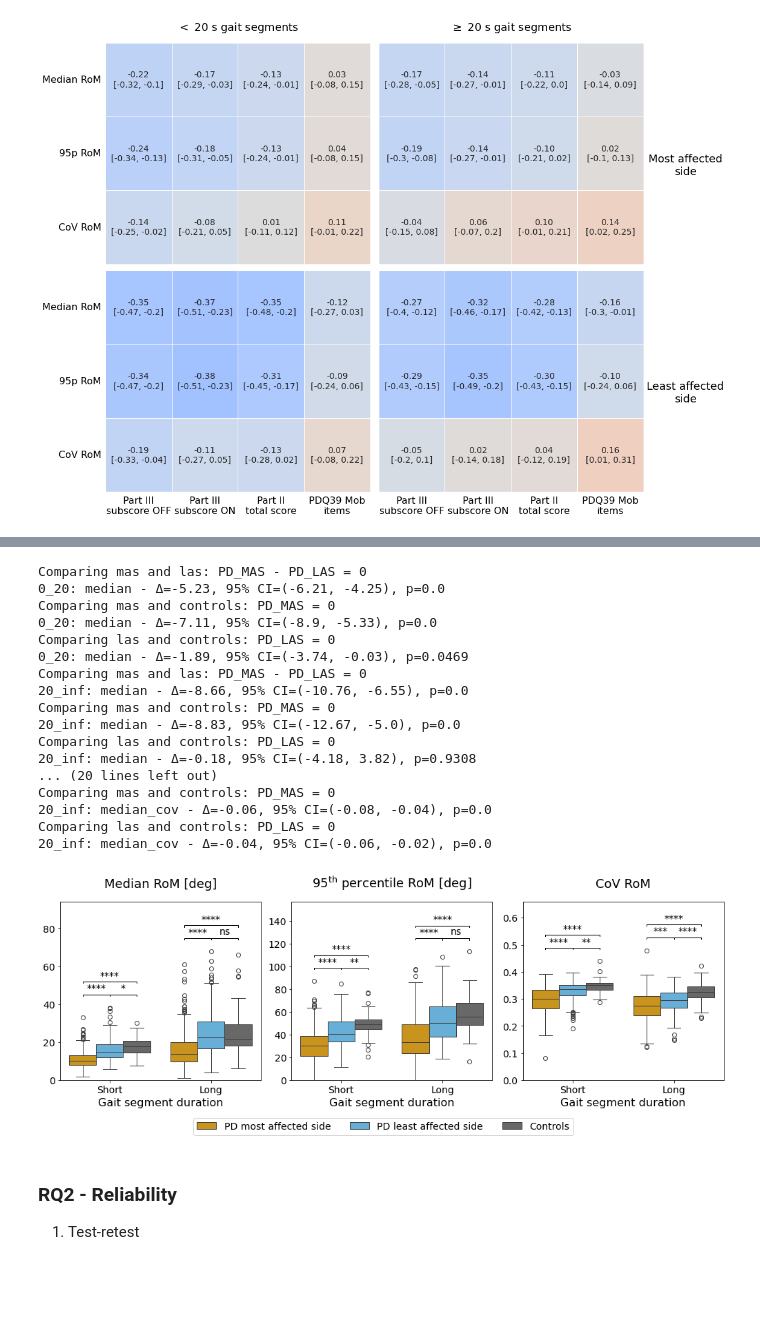
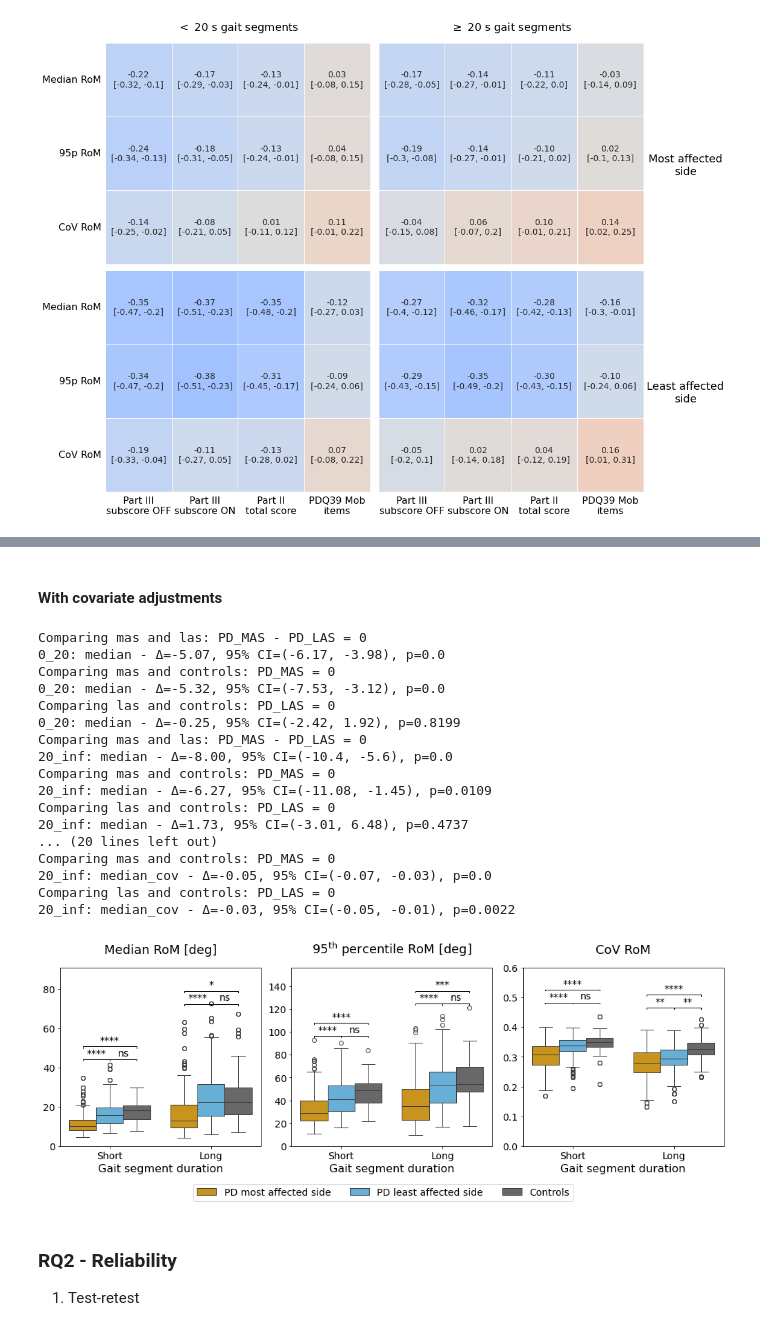
Before and after one commit to AI-for-Parkinson-Lab/longitudinal_arm_swing, a Jupyter notebook: notebooks/2.cross-sectional.ipynb, the cells around one changed output, grey strips where cells are left out. Saved outputs shown, nothing was run; the diff lists cells and outputs as text; code cells hidden in the pictures; blank space fills up the shorter version.

```diff
--- a/notebooks/2.cross-sectional.ipynb
+++ b/notebooks/2.cross-sectional.ipynb
@@ -504,7 +503,7 @@ Median cov range of motion
 [figure]
 # %%
 round_pval = False
-med_state = None
+med_state = 'med'
 filter_type = 'filtered'
 
 if med_state in ['no_med', 'med']:
@@ -659,3 +650,5 @@ Processing measure: 95p
+# %% [markdown]
+#### With covariate adjustments
 # %%
 import statsmodels.formula.api as smf
 import seaborn as sns
@@ -664,11 +657,24 @@ import matplotlib.pyplot as plt
 filter_type = 'filtered'
 segment_lengths = ['0_20', '20_inf']
 verbose = False
+med_state = 'med'
 
 df_cs_ols = df_cs.loc[
     (df_cs['filter_type'] == filter_type)
     & (df_cs['segment_category'].isin(segment_lengths))
 ].copy()
+
+if med_state in ['no_med', 'med']:
+    df_cs_ols = df_cs_ols.loc[
+        (df_cs_ols['group'] == 'controls') |
+        (
+            (df_cs_ols['group'] == 'PD') &
+            (df_cs_ols['med_state'] == med_state)
+        )
+    ]
+    med_state_suffix = f'_{med_state}'
+else:
+    med_state_suffix = ''
 
 group_renaming = {
     'mas': 'PD most affected side',
@@ -766,12 +772,13 @@ df_plot = df_corrected.copy()
 fig, axes = plt.subplots(1, len(aggregates), figsize=(14,5), sharex=True)
 
 for i, agg in enumerate(aggregates):
-    measure_full = f"{agg}_range_of_motion_corrected".replace("95p", "p95")
+    measure = f"{agg}_range_of_motion".replace("95p", "p95")
+    measure_corrected = f"{measure}_corrected".replace("95p", "p95")
 
     sns.boxplot(
         x='segment_category',
         hue='group_long',
-        y=measure_full,
+        y=measure,
         data=df_plot,
         palette=[COLOR_GROUP_1, COLOR_GROUP_2, COLOR_GROUP_NEUTRAL],
         ax=axes[i]
@@ -788,19 +795,19 @@ for i, agg in enumerate(aggregates):
             x = seg_idx - 0.4 + 0.8 * (group_idx + 0.5) / n_groups
             box_positions[(seg_len, group)] = x
 
-    max_y_delta = 0.1 * df_plot[measure_full].max()
+    max_y_delta = 0.1 * df_plot[measure_corrected].max()
 
     # Compute pairwise statistics and plot significance
     for seg_len in segment_lengths:
         sub_df = df_plot[df_plot['segment_category'] == seg_len]
         present_groups = sub_df['group'].dropna().unique()
 
-        max_y = sub_df[measure_full].max()
+        max_y = sub_df[measure_corrected].max()
         y_base = max_y + max_y_delta
 
         for idx, (g1, g2) in enumerate(combinations(present_groups, 2)):
-            values1 = sub_df[sub_df['group'] == g1][measure_full].dropna()
-            values2 = sub_df[sub_df['group'] == g2][measure_full].dropna()
+            values1 = sub_df[sub_df['group'] == g1][measure_corrected].dropna()
+            values2 = sub_df[sub_df['group'] == g2][measure_corrected].dropna()
 
 
             if g1 == 'mas' and g2 == 'controls':
@@ -849,43 +856,43 @@ for i, agg in enumerate(aggregates):
     axes[i].set_ylim(0, 1.1 * axes[i].get_ylim()[1])
 
     legend = axes[i].get_legend()
     if legend is not None:
         legend.remove()
 
 handles, labels = axes[0].get_legend_handles_labels()
 fig.legend(
     handles, labels,
     loc='lower center',
     ncols=3,
     fontsize=PLOT_LEGEND_FONTSIZE,
     frameon=True,
     bbox_to_anchor=(0.5, -0.1)
 )
 
 fig.tight_layout()
 plt.show()
 
 if save_plots:
-    fig.savefig(PATH_FIGURES / 'r_cs_group_diff_rom_corrected.png', dpi=600, bbox_inches='tight')
+    fig.savefig(PATH_FIGURES / f'r_cs{med_state_suffix}_group_diff_rom_corrected.png', dpi=600, bbox_inches='tight')
 # %% [output]
 Comparing mas and las: PD_MAS - PD_LAS = 0
-0_20: median - Δ=-5.23, 95% CI=(-6.21, -4.25), p=0.0
+0_20: median - Δ=-5.07, 95% CI=(-6.17, -3.98), p=0.0
 Comparing mas and controls: PD_MAS = 0
-0_20: median - Δ=-7.11, 95% CI=(-8.9, -5.33), p=0.0
+0_20: median - Δ=-5.32, 95% CI=(-7.53, -3.12), p=0.0
 Comparing las and controls: PD_LAS = 0
-0_20: median - Δ=-1.89, 95% CI=(-3.74, -0.03), p=0.0469
+0_20: median - Δ=-0.25, 95% CI=(-2.42, 1.92), p=0.8199
 Comparing mas and las: PD_MAS - PD_LAS = 0
-20_inf: median - Δ=-8.66, 95% CI=(-10.76, -6.55), p=0.0
+20_inf: median - Δ=-8.00, 95% CI=(-10.4, -5.6), p=0.0
 Comparing mas and controls: PD_MAS = 0
-20_inf: median - Δ=-8.83, 95% CI=(-12.67, -5.0), p=0.0
+20_inf: median - Δ=-6.27, 95% CI=(-11.08, -1.45), p=0.0109
 Comparing las and controls: PD_LAS = 0
-20_inf: median - Δ=-0.18, 95% CI=(-4.18, 3.82), p=0.9308
+20_inf: median - Δ=1.73, 95% CI=(-3.01, 6.48), p=0.4737
 ... (20 lines left out)
 Comparing mas and controls: PD_MAS = 0
-20_inf: median_cov - Δ=-0.06, 95% CI=(-0.08, -0.04), p=0.0
+20_inf: median_cov - Δ=-0.05, 95% CI=(-0.07, -0.03), p=0.0
 Comparing las and controls: PD_LAS = 0
-20_inf: median_cov - Δ=-0.04, 95% CI=(-0.06, -0.02), p=0.0
+20_inf: median_cov - Δ=-0.03, 95% CI=(-0.05, -0.01), p=0.0022
-[figure, old version]
+[figure, new version]
 # %% [markdown]
 ### RQ2 - Reliability
 1. Test-retest
```
Also changed, not shown: parts of 9 cells of this notebook, 7 other files.
